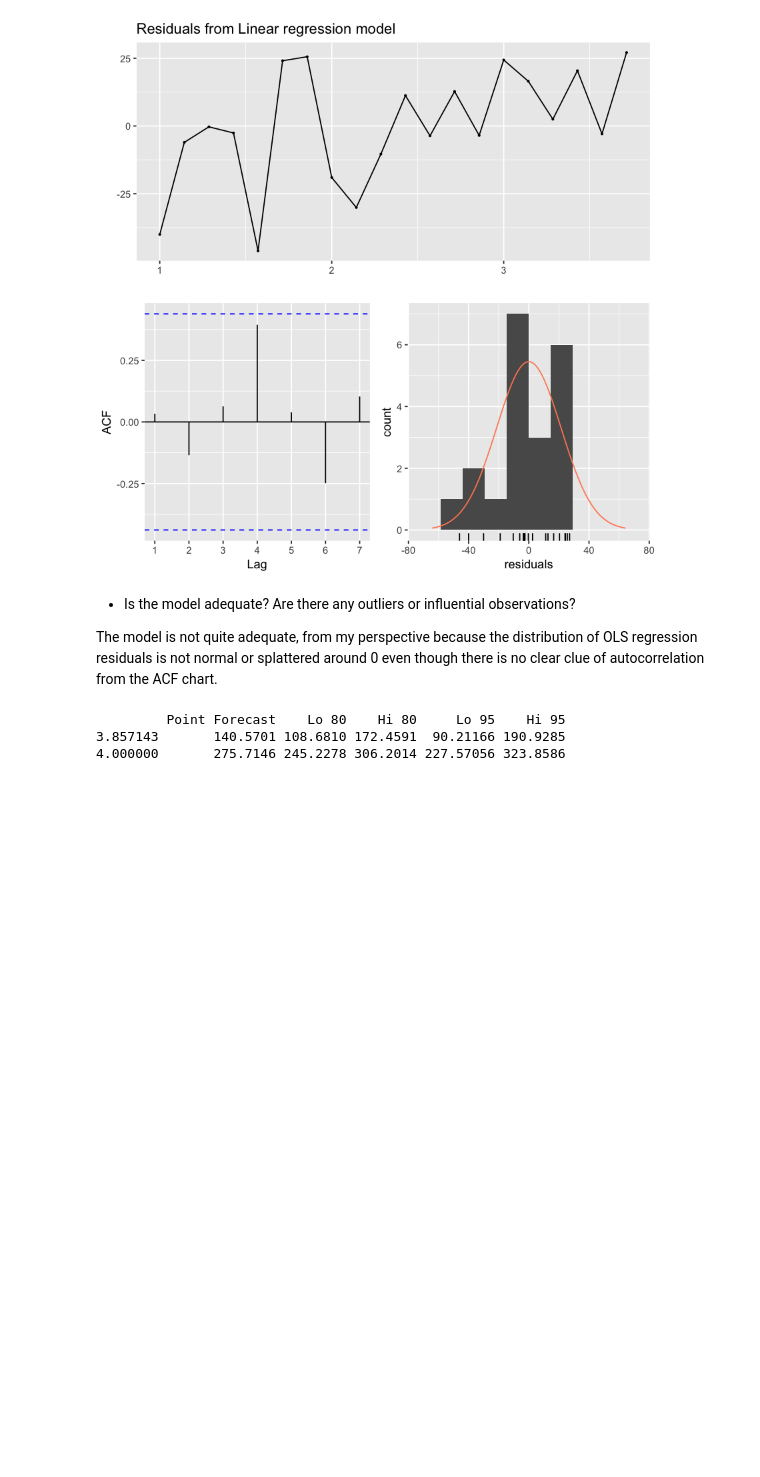
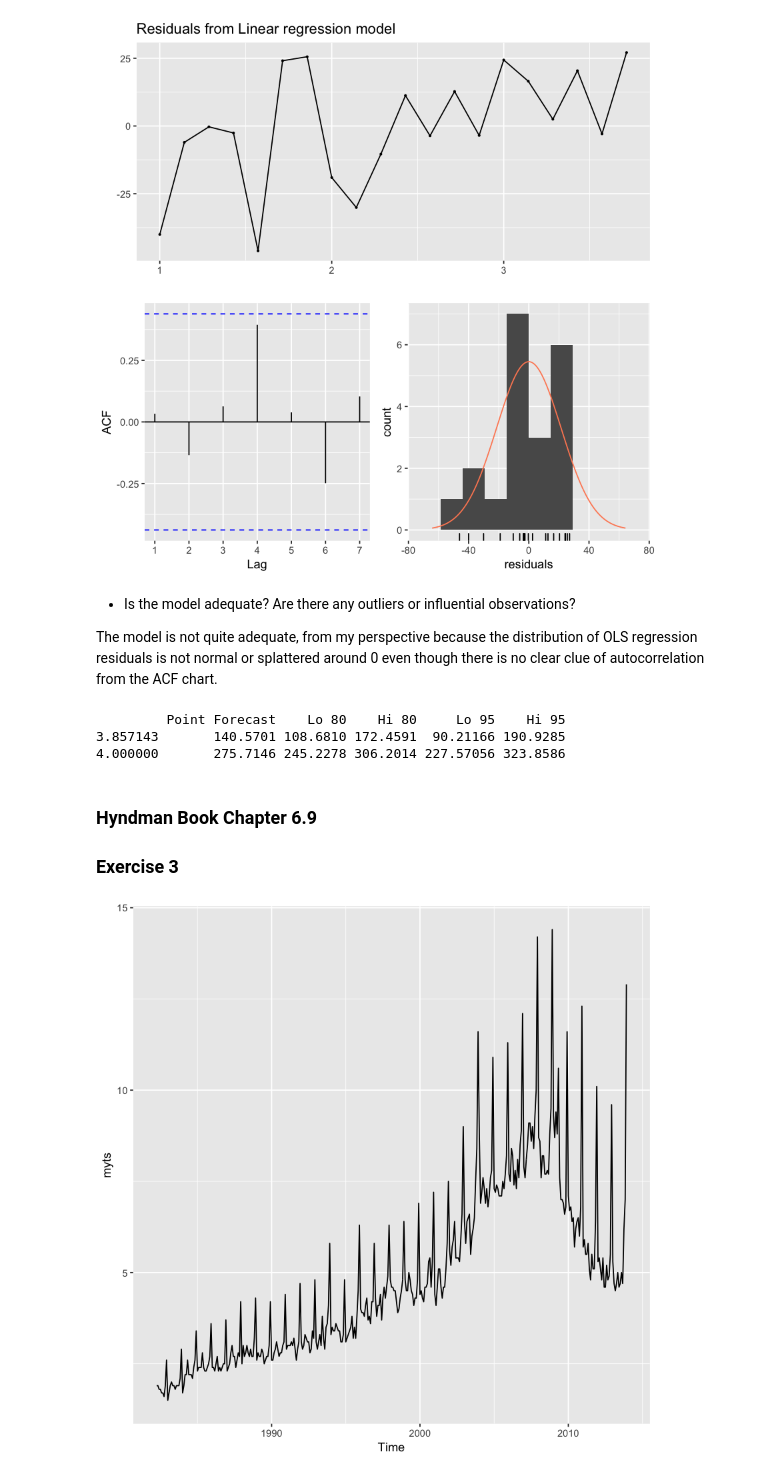
Before and after one commit to sherrytp/bc_f19_econ, a Jupyter notebook: Forecasting/ProbSet3_TIAN.ipynb, the cells around one changed output. Drawn from its saved outputs; the diff is of its cells as text; code cells hidden in the pictures; blank space fills up the shorter version.

```diff
--- a/Forecasting/ProbSet3_TIAN.ipynb
+++ b/Forecasting/ProbSet3_TIAN.ipynb
@@ -61,3 +59,16 @@ forecast(fit, newdata=data.frame(Temperature=c(15,35)))
          Point Forecast    Lo 80    Hi 80     Lo 95    Hi 95
 3.857143       140.5701 108.6810 172.4591  90.21166 190.9285
 4.000000       275.7146 245.2278 306.2014 227.57056 323.8586
+# %% [markdown]
+### Hyndman Book Chapter 6.9
+### Exercise 3
+# %%
+retaildata <- readxl::read_excel("data/retail.xlsx", skip = 1)
+# skip=1 is required because the Excel sheet has two header rows
+samplets <- ts(retaildata[, "A3349873A"],
+               frequency = 12, start = c(1982, 4))
+myts <- ts(retaildata[, "A3349588R"],
+           frequency = 12, start = c(1982, 4))
+autoplot(myts)
+# %% [output]
+[figure, added]
```
Also changed, not shown: parts of 22 cells of this notebook, 3 other files.
